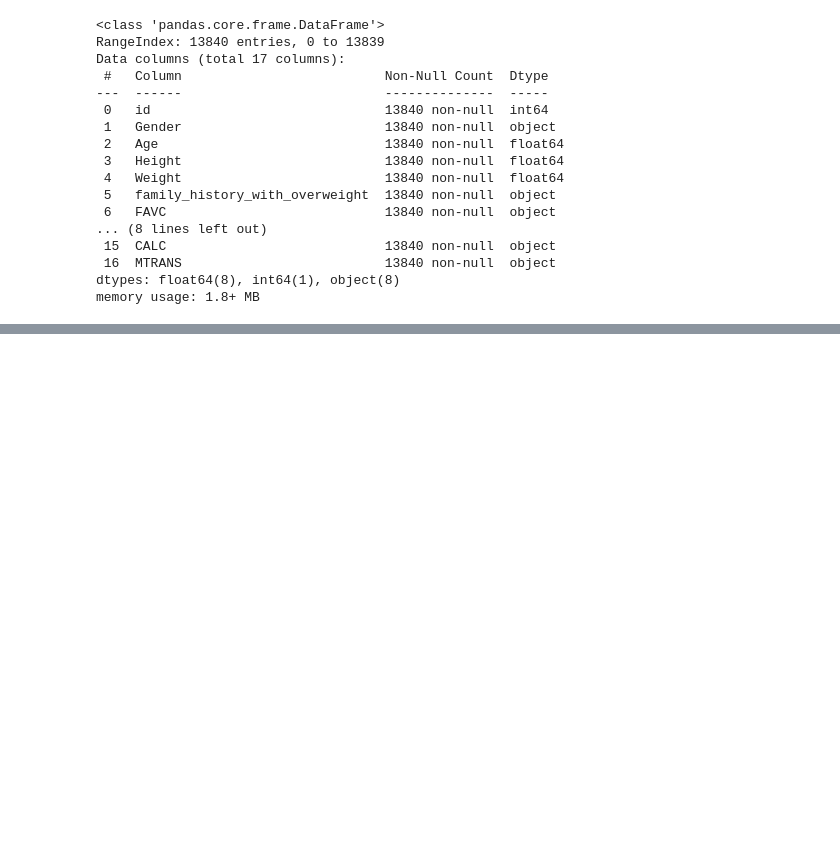
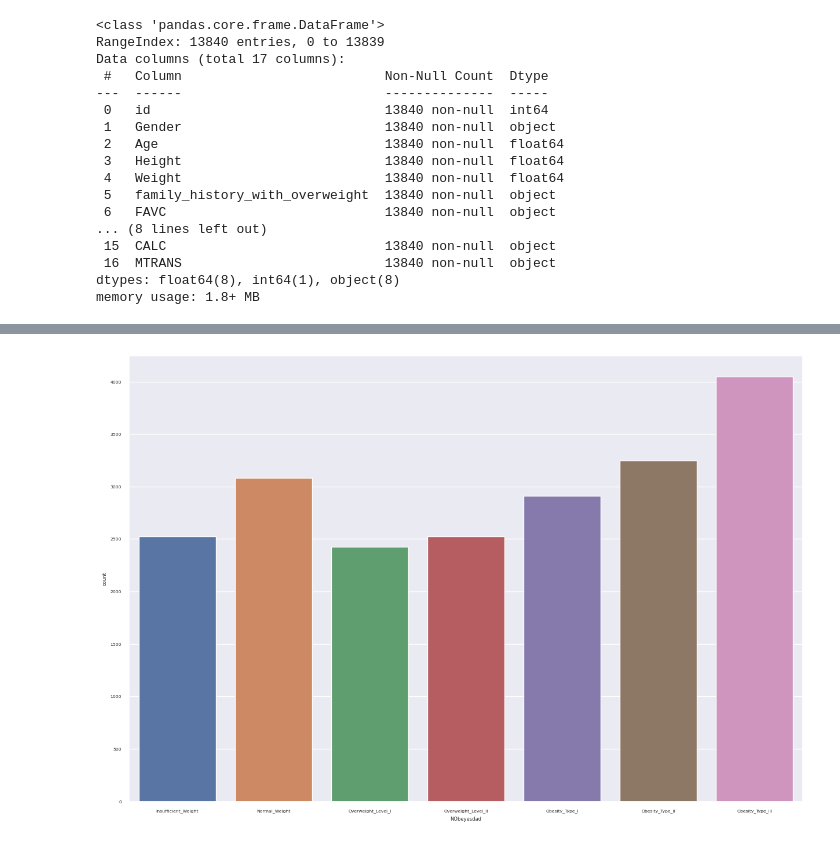
Before and after one commit to mailmezorro/playground-series-s4e2, a Jupyter notebook: main.ipynb, the cells around one changed output, grey strips where cells are left out. Cells and saved outputs as stored; diff of their text form; code cells hidden in the pictures; blank space fills up the shorter version.

```diff
--- a/main.ipynb
+++ b/main.ipynb
@@ -128,0 +152,8 @@ Corr Matrix
+# %%
+sns.set(font_scale=0.5)
+plt.figure(figsize=(15, 10))
+NObeyesdad_order= ['Insufficient_Weight', 'Normal_Weight', 'Overweight_Level_I', 'Overweight_Level_II', 'Obesity_Type_I', 'Obesity_Type_II' ,'Obesity_Type_III']
+sns.countplot(data = df_train, x="NObeyesdad",order= NObeyesdad_order ) # There are not all even.
+plt.show()
+# %% [output]
+[figure, added]
```
Also changed, not shown: parts of 21 cells of this notebook.
